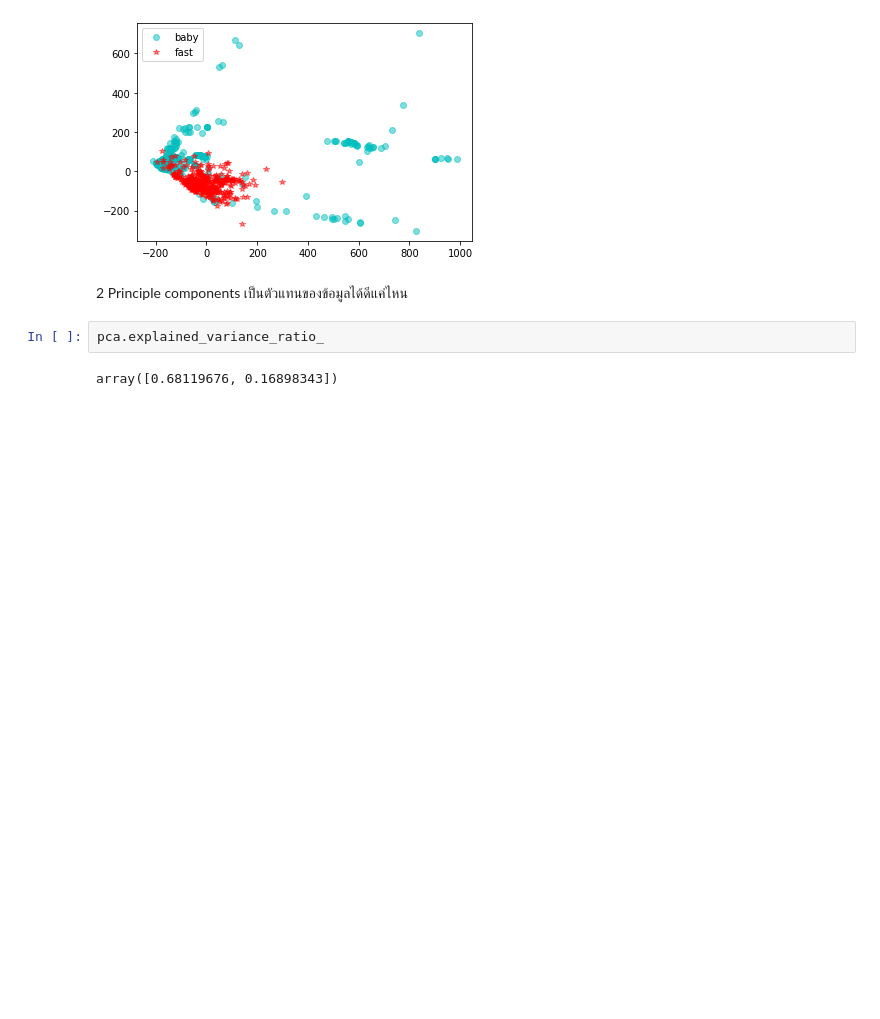
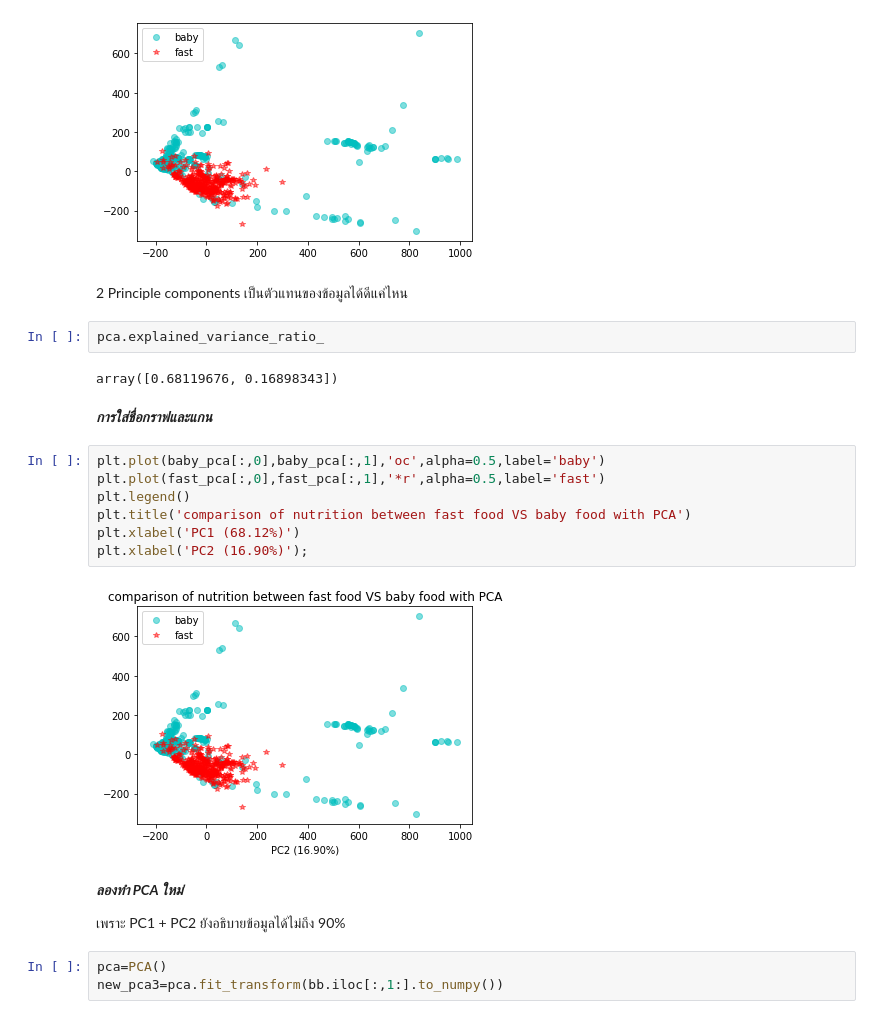
Before and after one commit to kittimaxz/multivariate, a Jupyter notebook: Chapter3_PCA_.ipynb, the cells around one changed output. Drawn from its saved outputs; the diff is of its cells as text; blank space fills up the shorter version.

```diff
--- a/Chapter3_PCA_.ipynb
+++ b/Chapter3_PCA_.ipynb
@@ -836,3 +813,21 @@ plt.legend()
 pca.explained_variance_ratio_
 # %% [output]
 array([0.68119676, 0.16898343])
+# %% [markdown]
+***การใส่ชื่อกราฟและแกน***
+# %%
+plt.plot(baby_pca[:,0],baby_pca[:,1],'oc',alpha=0.5,label='baby')
+plt.plot(fast_pca[:,0],fast_pca[:,1],'*r',alpha=0.5,label='fast')
+plt.legend()
+plt.title('comparison of nutrition between fast food VS baby food with PCA')
+plt.xlabel('PC1 (68.12%)')
+plt.xlabel('PC2 (16.90%)');
+# %% [output]
+[figure, added]
+# %% [markdown]
+***ลองทำ PCA ใหม่***
+
+เพราะ PC1 + PC2 ยังอธิบายข้อมูลได้ไม่ถึง 90%
+# %%
+pca=PCA()
+new_pca3=pca.fit_transform(bb.iloc[:,1:].to_numpy())
```
Also changed, not shown: parts of 12 cells of this notebook.
